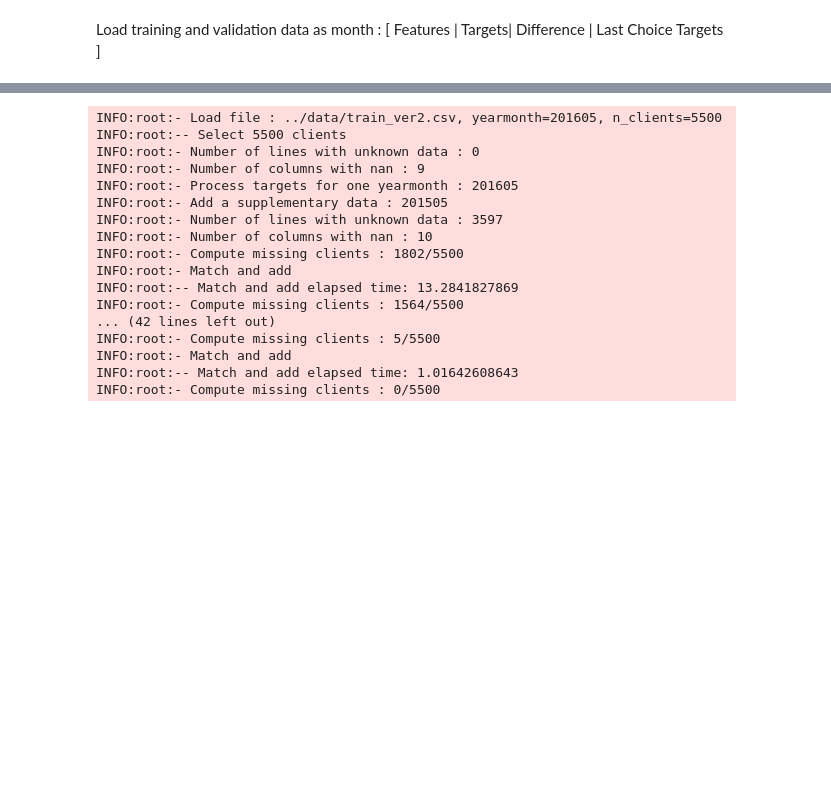
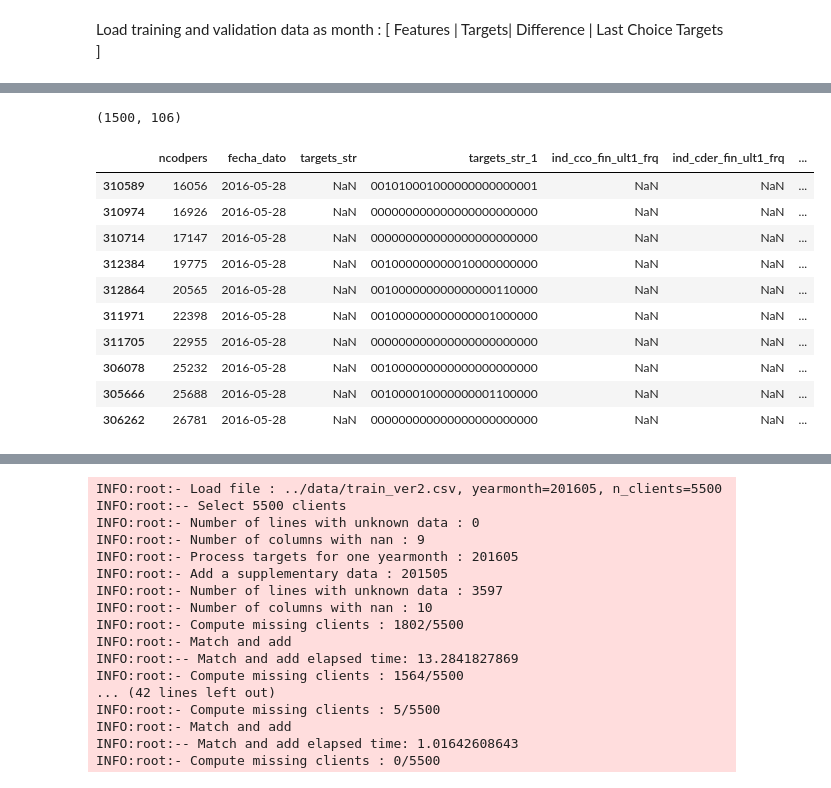
Before and after one commit to vfdev-5/SPR, a Jupyter notebook: trees/trees_and_NN_predictions_CV_2.ipynb, the cells around one changed output, grey strips where cells are left out. Drawn from its saved outputs; the diff is of its cells as text; code cells hidden in the pictures; blank space fills up the shorter version.

```diff
--- a/trees/trees_and_NN_predictions_CV_2.ipynb
+++ b/trees/trees_and_NN_predictions_CV_2.ipynb
@@ -26,2 +26,4 @@ from dataset2 import load_X, FEATURES_NAMES
 from utils import to_yearmonth, TARGET_LABELS, TARGET_LABELS2
 from utils import target_str_to_labels, decimal_to_dummies, targets_str_to_indices, targets_dec_to_indices
+# %%
+df = load_trainval(201605, 1500)
@@ -27,0 +40,18 @@ from utils import target_str_to_labels, decimal_to_dummies, targets_str_to_indic
+# %%
+df.shape
+# %% [output]
+(1500, 106)
+# %%
+df[['ncodpers', 'fecha_dato', 'targets_str', 'targets_str_1', 'ind_cco_fin_ult1_frq', 'ind_cder_fin_ult1_frq', 'ind_cco_fin_ult1_frq_1', 'ind_cder_fin_ult1_frq_1']].head(10)
+# %% [output]
+|  | ncodpers | fecha_dato | targets_str | targets_str_1 | ind_cco_fin_ult1_frq | ind_cder_fin_ult1_frq | ... |
+| 310589 | 16056 | 2016-05-28 | NaN | 001010001000000000000001 | NaN | NaN | ... |
+| 310974 | 16926 | 2016-05-28 | NaN | 000000000000000000000000 | NaN | NaN | ... |
+| 310714 | 17147 | 2016-05-28 | NaN | 000000000000000000000000 | NaN | NaN | ... |
+| 312384 | 19775 | 2016-05-28 | NaN | 001000000000010000000000 | NaN | NaN | ... |
+| 312864 | 20565 | 2016-05-28 | NaN | 001000000000000000110000 | NaN | NaN | ... |
+| 311971 | 22398 | 2016-05-28 | NaN | 001000000000000001000000 | NaN | NaN | ... |
+| 311705 | 22955 | 2016-05-28 | NaN | 000000000000000000000000 | NaN | NaN | ... |
+| 306078 | 25232 | 2016-05-28 | NaN | 001000000000000000000000 | NaN | NaN | ... |
+| 305666 | 25688 | 2016-05-28 | NaN | 001000010000000001100000 | NaN | NaN | ... |
+| 306262 | 26781 | 2016-05-28 | NaN | 000000000000000000000000 | NaN | NaN | ... |
```
Also changed, not shown: parts of 5 cells of this notebook, 3 other files.
